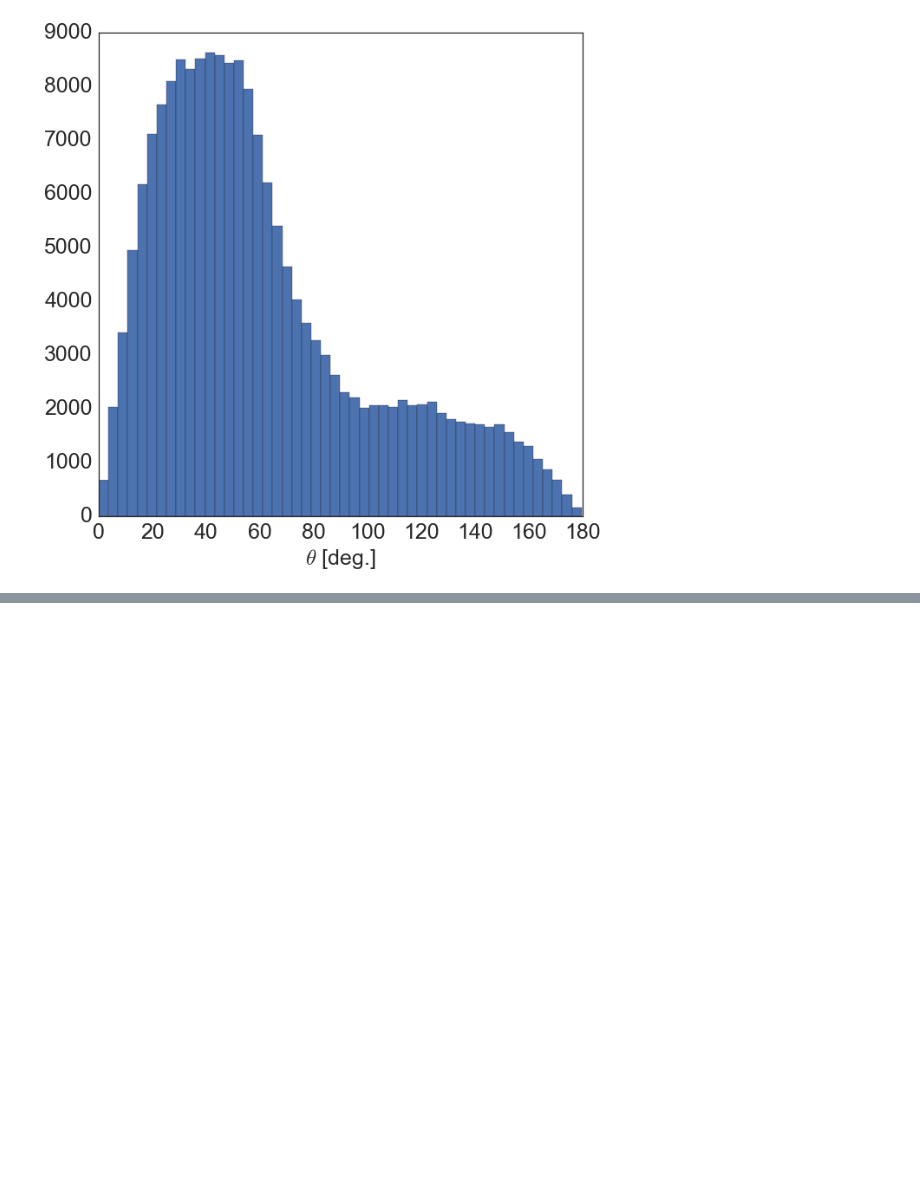
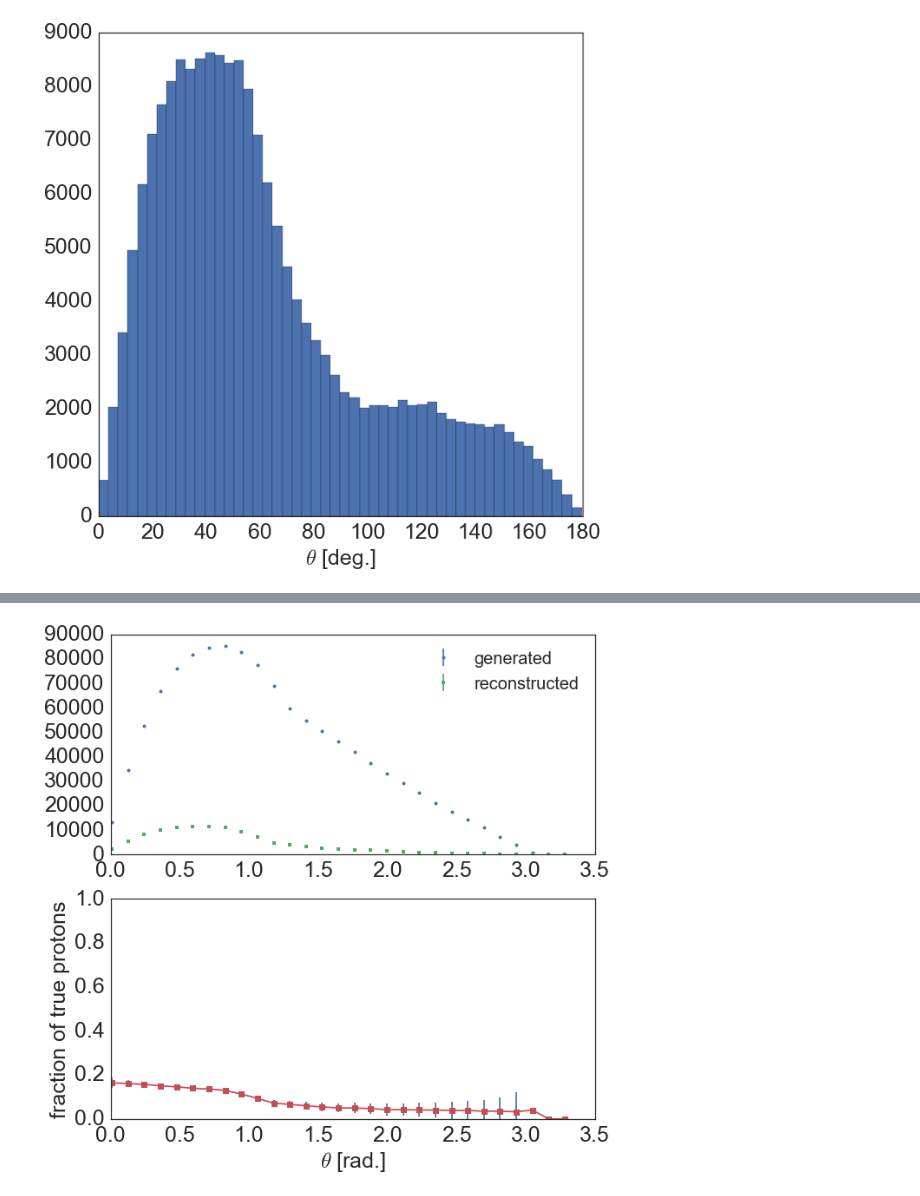
Before and after one commit to erezcoh4/AnalysisTreesInformation, a Jupyter notebook: AnaTreesPackage/notebooks/MC_BNB_anatrees_plots.ipynb, the cells around one changed output, grey strips where cells are left out. Drawn from its saved outputs; the diff is of its cells as text; code cells hidden in the pictures; blank space fills up the shorter version.

```diff
--- a/AnaTreesPackage/notebooks/MC_BNB_anatrees_plots.ipynb
+++ b/AnaTreesPackage/notebooks/MC_BNB_anatrees_plots.ipynb
@@ -46,0 +125,4 @@ data_protons
+# %%
+acceptace_1d( var='theta', x_label='$\\theta$ [rad.]', bins=np.linspace(0.01,3.4,30),legend_loc='upper right' )
+# %% [output]
+[figure, added]
```
Also changed, not shown: parts of 10 cells of this notebook, 5 other files.
